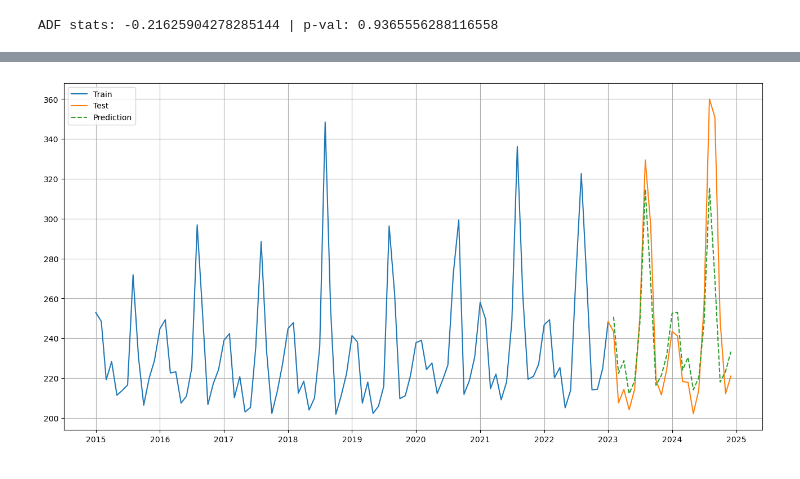
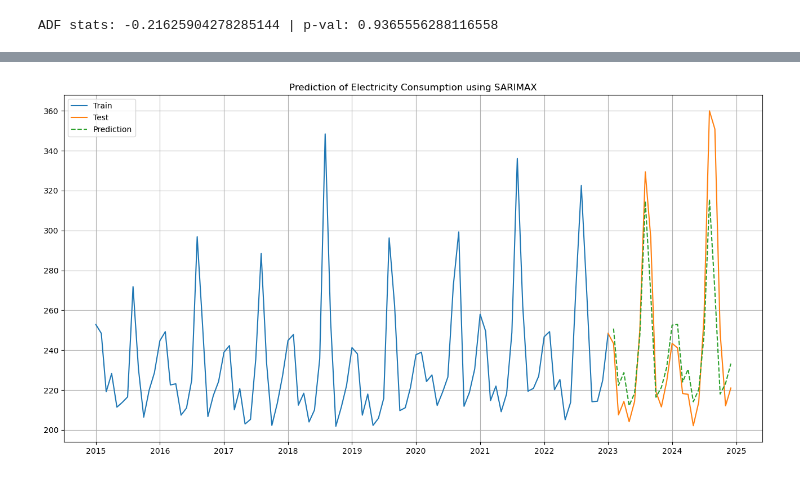
Before and after one commit to somnio-kimm/electricity_consumption_prediction, a Jupyter notebook: electricity_consumption_prediction.ipynb, the cells around one changed output, grey strips where cells are left out. Saved outputs shown, nothing was run; the diff lists cells and outputs as text; code cells hidden in the pictures.

```diff
--- a/electricity_consumption_prediction.ipynb
+++ b/electricity_consumption_prediction.ipynb
@@ -1119,11 +1165,12 @@ y_pred.index = y_test.index + pd.DateOffset(months=1)
 # %%
 # Forecast
 plt.figure(figsize=(16, 8))
 plt.plot(y_train, label='Train')
 plt.plot(y_test, label='Test')
 plt.plot(y_pred[:-1], label='Prediction', linestyle='--')
 plt.legend()
+plt.title("Prediction of Electricity Consumption using SARIMAX")
 plt.grid()
 plt.show()
 # %% [output]
-[figure, old version]
+[figure, new version]
```
Also changed, not shown: parts of 46 cells of this notebook, 7 other files.
